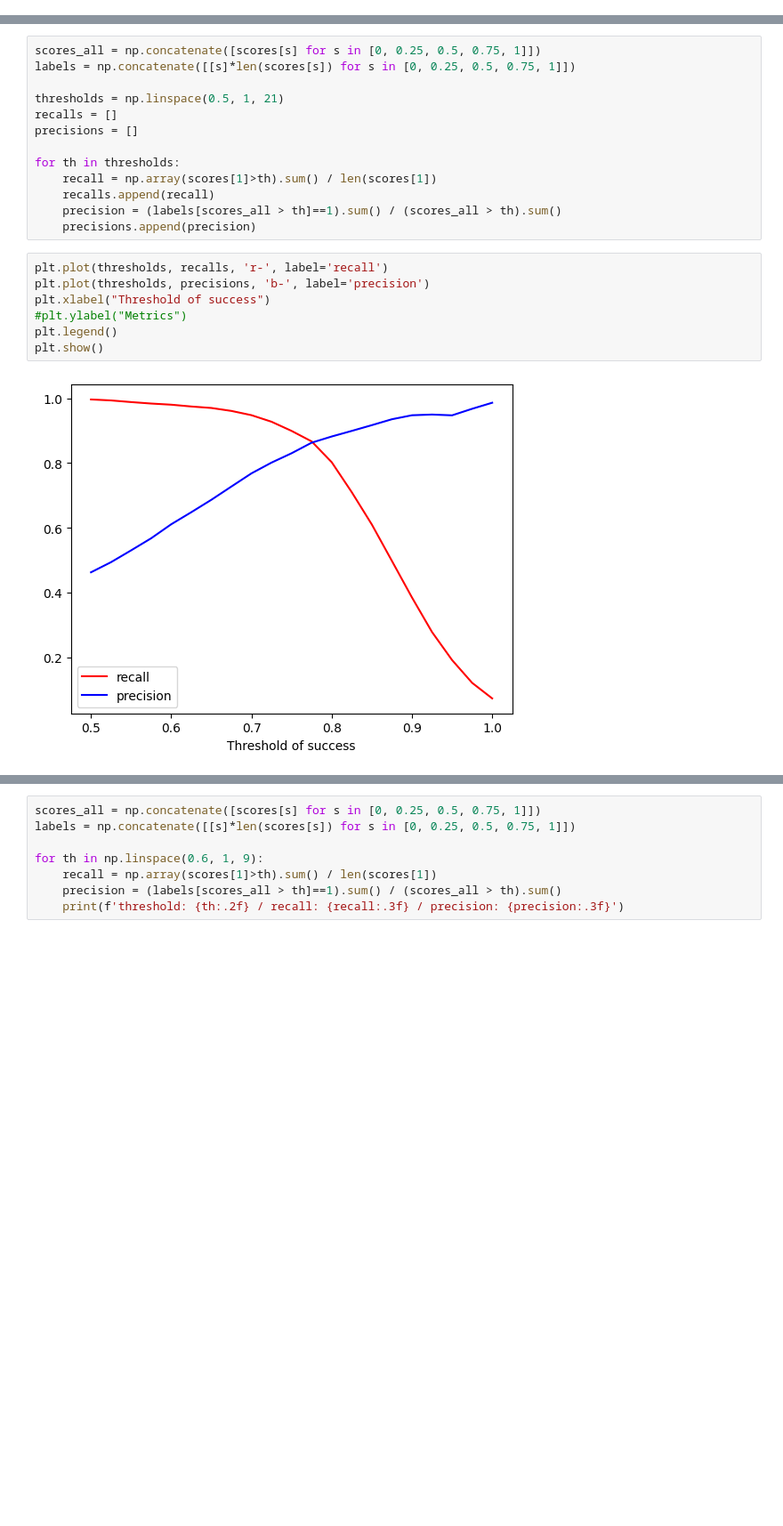
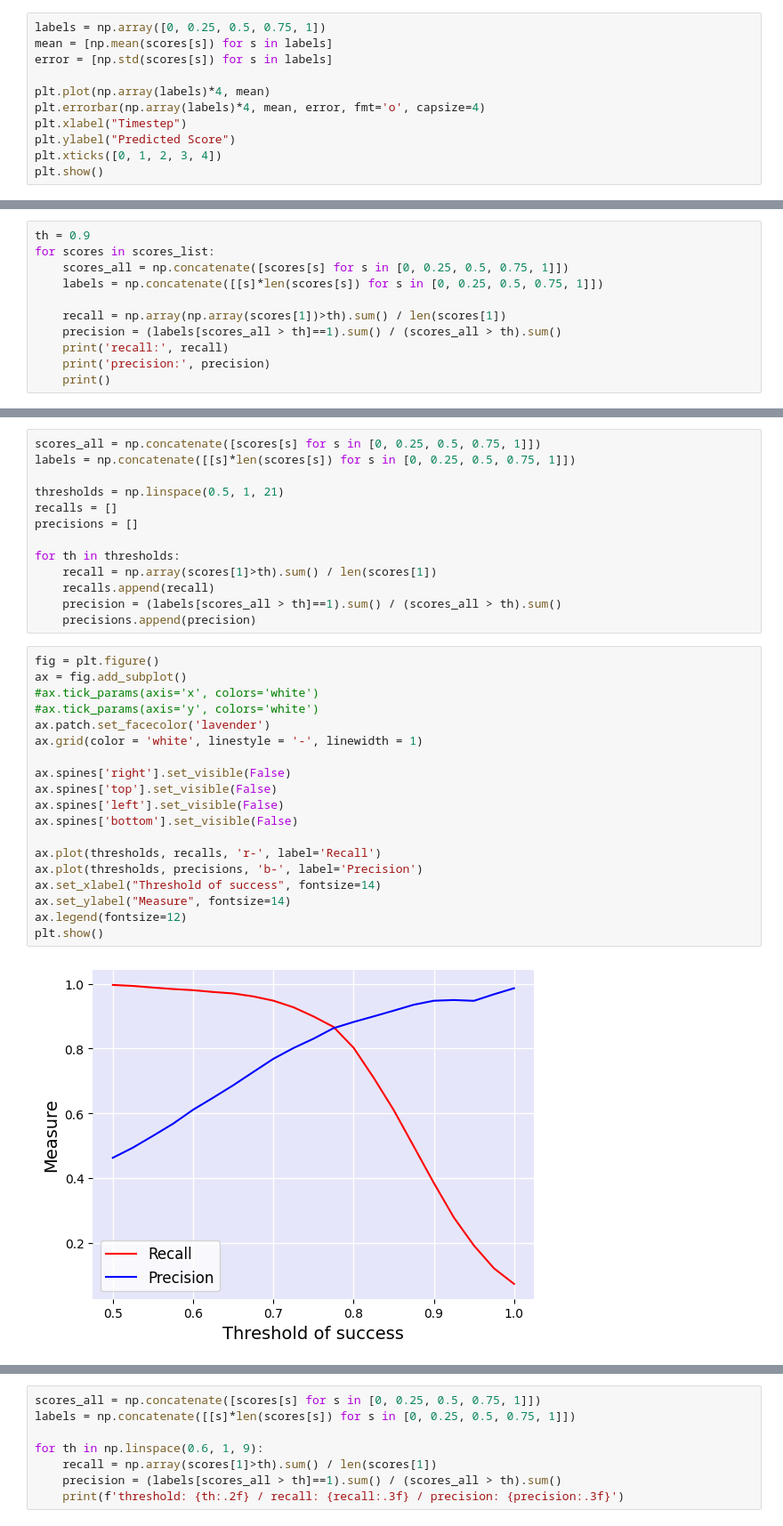
Before and after one commit to hogunkee/TSMCTS, a Jupyter notebook: mcts/Score_Distribution.ipynb, the cells around one changed output, grey strips where cells are left out. Shown: that part at 89% size. Saved outputs shown, nothing was run; the diff lists cells and outputs as text; blank space fills up the shorter version.

```diff
--- a/mcts/Score_Distribution.ipynb
+++ b/mcts/Score_Distribution.ipynb
@@ -81,0 +207,11 @@ plt.show()
+# %%
+labels = np.array([0, 0.25, 0.5, 0.75, 1])
+mean = [np.mean(scores[s]) for s in labels]
+error = [np.std(scores[s]) for s in labels]
+
+plt.plot(np.array(labels)*4, mean)
+plt.errorbar(np.array(labels)*4, mean, error, fmt='o', capsize=4)
+plt.xlabel("Timestep")
+plt.ylabel("Predicted Score")
+plt.xticks([0, 1, 2, 3, 4])
+plt.show()
@@ -81,0 +484,11 @@ plt.show()
+# %%
+th = 0.9
+for scores in scores_list:
+    scores_all = np.concatenate([scores[s] for s in [0, 0.25, 0.5, 0.75, 1]])
+    labels = np.concatenate([[s]*len(scores[s]) for s in [0, 0.25, 0.5, 0.75, 1]])
+
+    recall = np.array(np.array(scores[1])>th).sum() / len(scores[1])
+    precision = (labels[scores_all > th]==1).sum() / (scores_all > th).sum()
+    print('recall:', recall)
+    print('precision:', precision)
+    print()
@@ -93,11 +518,23 @@ for th in thresholds:
     precision = (labels[scores_all > th]==1).sum() / (scores_all > th).sum()
     precisions.append(precision)
 # %%
-plt.plot(thresholds, recalls, 'r-', label='recall')
-plt.plot(thresholds, precisions, 'b-', label='precision')
-plt.xlabel("Threshold of success")
-#plt.ylabel("Metrics")
-plt.legend()
+fig = plt.figure()
+ax = fig.add_subplot()
+#ax.tick_params(axis='x', colors='white')
+#ax.tick_params(axis='y', colors='white')
+ax.patch.set_facecolor('lavender')
+ax.grid(color = 'white', linestyle = '-', linewidth = 1)
+
+ax.spines['right'].set_visible(False)
+ax.spines['top'].set_visible(False)
+ax.spines['left'].set_visible(False)
+ax.spines['bottom'].set_visible(False)
+
+ax.plot(thresholds, recalls, 'r-', label='Recall')
+ax.plot(thresholds, precisions, 'b-', label='Precision')
+ax.set_xlabel("Threshold of success", fontsize=14)
+ax.set_ylabel("Measure", fontsize=14)
+ax.legend(fontsize=12)
 plt.show()
 # %% [output]
-[figure, old version]
+[figure, new version]
```
Also changed, not shown: parts of 21 cells of this notebook, 4 other files.
